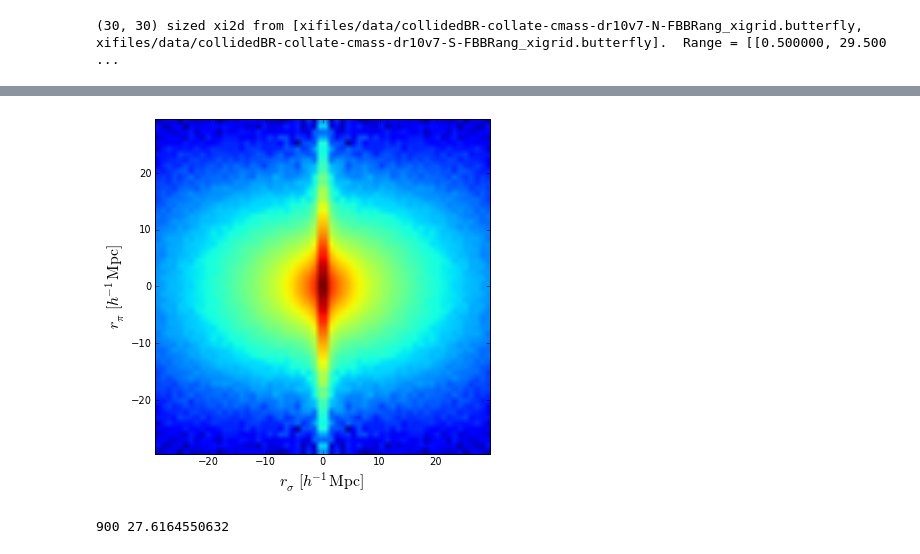
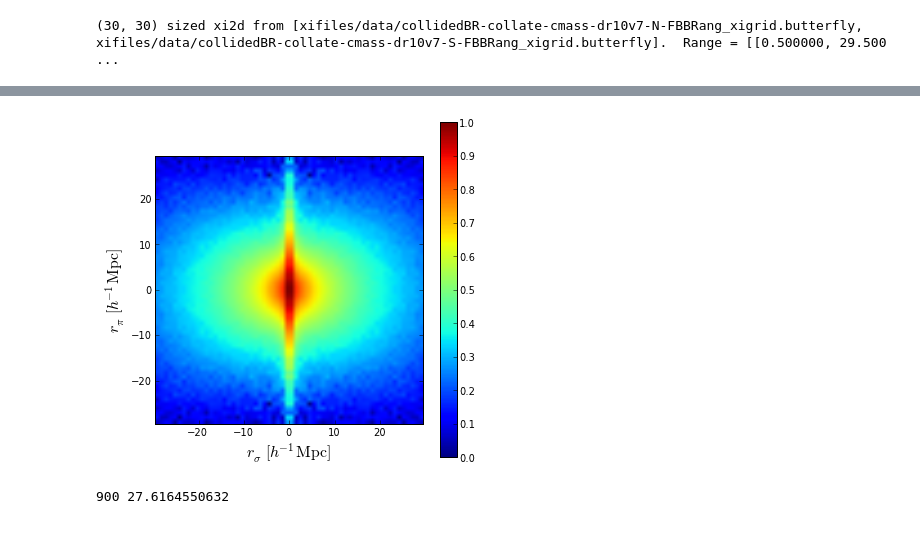
Before and after one commit to bareid/LSSanalysis, a Jupyter notebook: xidemo_public.ipynb, the cells around one changed output, grey strips where cells are left out. Drawn from its saved outputs; the diff is of its cells as text; code cells hidden in the pictures.

```diff
--- a/xidemo_public.ipynb
+++ b/xidemo_public.ipynb
@@ -37,20 +44,21 @@ ff.savefig("crappybutterfly.png")
 # %%
 # let's do a log mapping of xi so we can see more structure.
 
 ff = plt.figure(figsize=[6,6])
 rsigS, rpiS, xiS, n1dS = xiD.symmetrize()
-xiremap = np.log10(xiS)/np.log10(xiD.xi.max()/xiD.xi.min())
+xiremap = np.log10(xiS/xiD.xi.min())/np.log10(xiD.xi.max()/xiD.xi.min())
 xiremap = xi2d.getflip(xiremap,n1dS)
 xl=xiD.rsig.max()
 yl=xiD.rpi.max()
 
 #plt.imshow(xiremap.reshape(xiD.n1d,xiD.n1d),extent=[xiD.rsig.min(),xiD.rsig.max(),xiD.rpi.max(),xiD.rpi.min()])
-plt.imshow(xiremap.reshape(n1dS,n1dS),extent=[-xl,xl,-yl,yl])
+ii=plt.imshow(xiremap.reshape(n1dS,n1dS),extent=[-xl,xl,-yl,yl])
+plt.colorbar(ii)
 plt.xlabel(r'$r_{\sigma} \, [h^{-1} {\rm Mpc}]$',fontsize=16)
 plt.ylabel(r'$r_{\pi} \, [h^{-1} {\rm Mpc}]$',fontsize=16)
 ff.savefig("nicebutterfly.png")
 # %% [output]
-[figure, old version]
+[figure, new version]
 # %%
 ## a contour plot is easiest to work with, though.
 print len(xiD.xi), xiD.xi[0]
```
Also changed, not shown: parts of 5 cells of this notebook, 10 other files.
